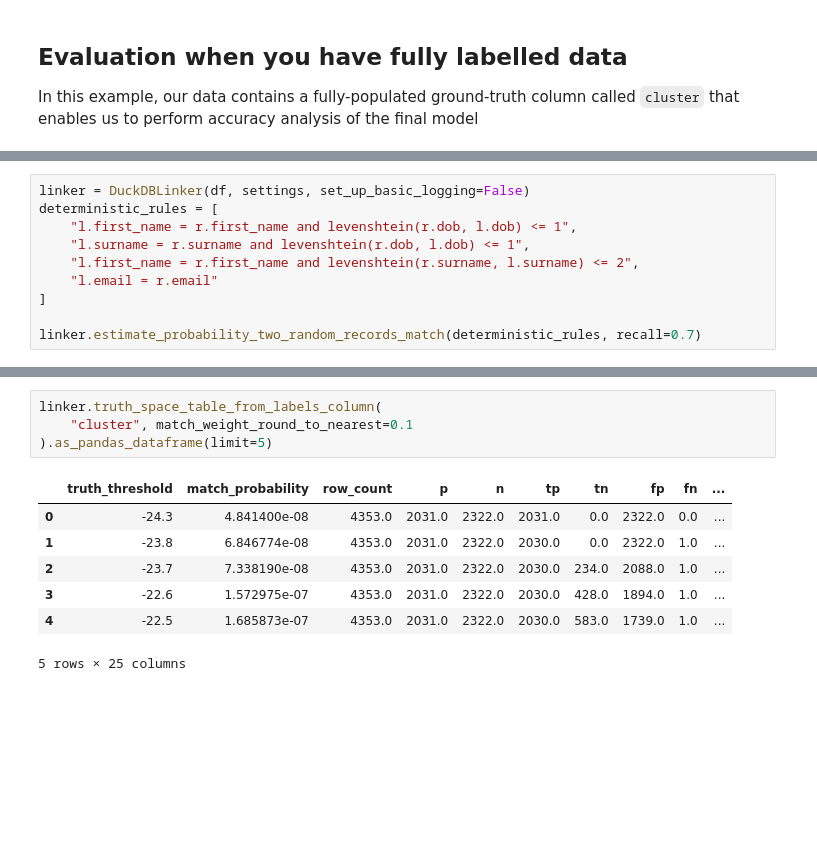
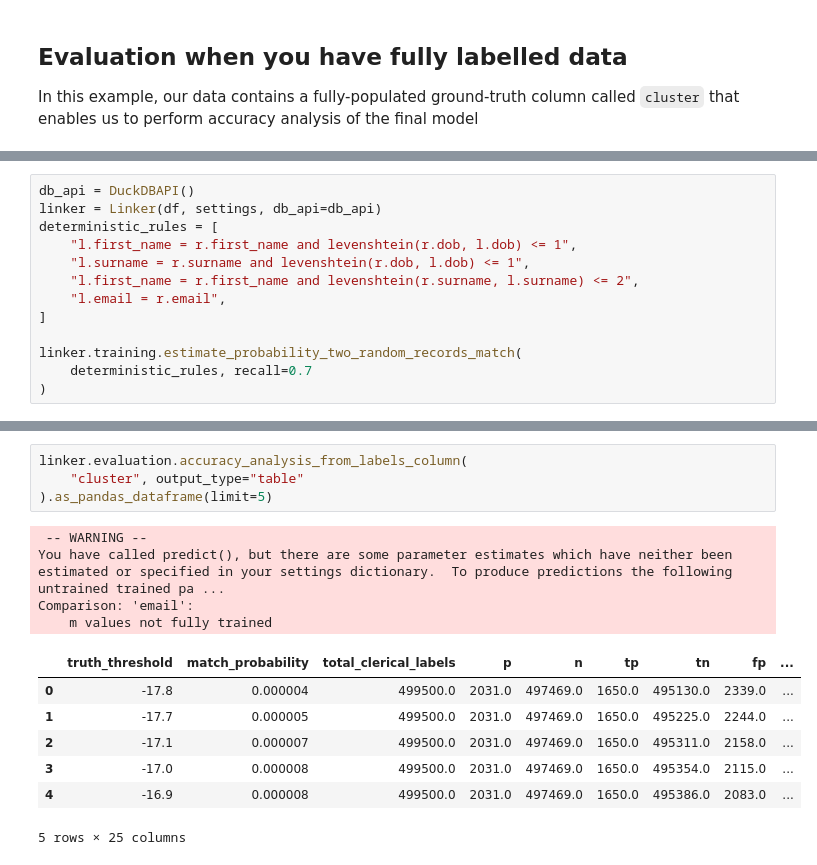
Before and after one commit to moj-analytical-services/splink_colab_links, a Jupyter notebook: docs/demos/examples/duckdb/accuracy_analysis_from_labels_column.ipynb, the cells around one changed output, grey strips where cells are left out. Drawn from its saved outputs; the diff is of its cells as text; blank space fills up the shorter version.

```diff
--- a/docs/demos/examples/duckdb/accuracy_analysis_from_labels_column.ipynb
+++ b/docs/demos/examples/duckdb/accuracy_analysis_from_labels_column.ipynb
@@ -41,10 +47,13 @@ settings = {
 # %%
-linker = DuckDBLinker(df, settings, set_up_basic_logging=False)
+db_api = DuckDBAPI()
+linker = Linker(df, settings, db_api=db_api)
 deterministic_rules = [
     "l.first_name = r.first_name and levenshtein(r.dob, l.dob) <= 1",
     "l.surname = r.surname and levenshtein(r.dob, l.dob) <= 1",
     "l.first_name = r.first_name and levenshtein(r.surname, l.surname) <= 2",
-    "l.email = r.email"
+    "l.email = r.email",
 ]
 
-linker.estimate_probability_two_random_records_match(deterministic_rules, recall=0.7)
+linker.training.estimate_probability_two_random_records_match(
+    deterministic_rules, recall=0.7
+)
@@ -56,12 +104,16 @@ session_email = linker.estimate_parameters_using_expectation_maximisation(block_
 # %%
-linker.truth_space_table_from_labels_column(
-    "cluster", match_weight_round_to_nearest=0.1
+linker.evaluation.accuracy_analysis_from_labels_column(
+    "cluster", output_type="table"
 ).as_pandas_dataframe(limit=5)
 # %% [output]
+ -- WARNING --
+You have called predict(), but there are some parameter estimates which have neither been estimated or specified in your settings dictionary.  To produce predictions the following untrained trained pa ...
+Comparison: 'email':
+    m values not fully trained
-|  | truth_threshold | match_probability | row_count | p | n | tp | tn | fp | fn | ... |
-| 0 | -24.3 | 4.841400e-08 | 4353.0 | 2031.0 | 2322.0 | 2031.0 | 0.0 | 2322.0 | 0.0 | ... |
-| 1 | -23.8 | 6.846774e-08 | 4353.0 | 2031.0 | 2322.0 | 2030.0 | 0.0 | 2322.0 | 1.0 | ... |
-| 2 | -23.7 | 7.338190e-08 | 4353.0 | 2031.0 | 2322.0 | 2030.0 | 234.0 | 2088.0 | 1.0 | ... |
-| 3 | -22.6 | 1.572975e-07 | 4353.0 | 2031.0 | 2322.0 | 2030.0 | 428.0 | 1894.0 | 1.0 | ... |
-| 4 | -22.5 | 1.685873e-07 | 4353.0 | 2031.0 | 2322.0 | 2030.0 | 583.0 | 1739.0 | 1.0 | ... |
+|  | truth_threshold | match_probability | total_clerical_labels | p | n | tp | tn | fp | ... |
+| 0 | -17.8 | 0.000004 | 499500.0 | 2031.0 | 497469.0 | 1650.0 | 495130.0 | 2339.0 | ... |
+| 1 | -17.7 | 0.000005 | 499500.0 | 2031.0 | 497469.0 | 1650.0 | 495225.0 | 2244.0 | ... |
+| 2 | -17.1 | 0.000007 | 499500.0 | 2031.0 | 497469.0 | 1650.0 | 495311.0 | 2158.0 | ... |
+| 3 | -17.0 | 0.000008 | 499500.0 | 2031.0 | 497469.0 | 1650.0 | 495354.0 | 2115.0 | ... |
+| 4 | -16.9 | 0.000008 | 499500.0 | 2031.0 | 497469.0 | 1650.0 | 495386.0 | 2083.0 | ... |
-5 rows × 25 columns
+5 rows × 25 columns
```
Also changed, not shown: parts of 13 cells of this notebook, 19 other files.
